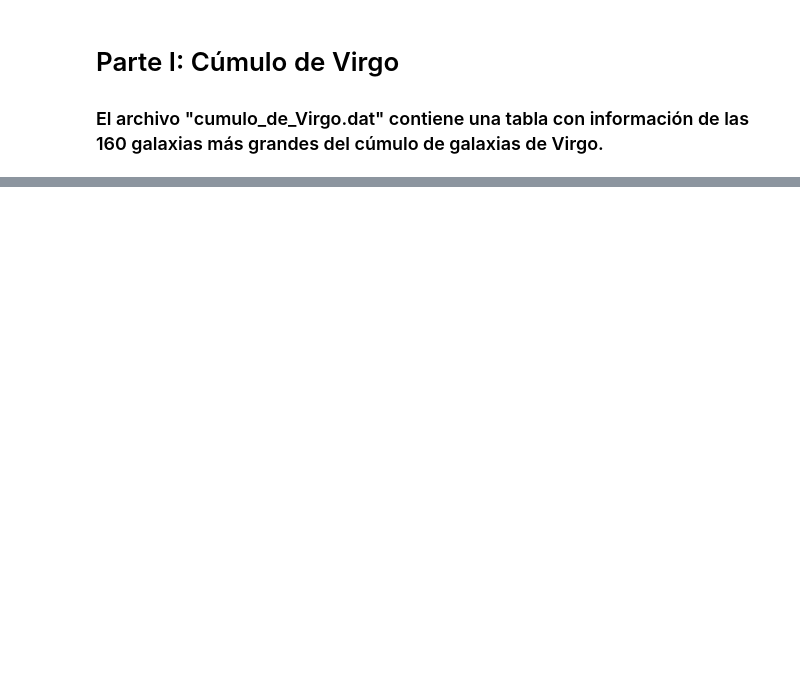
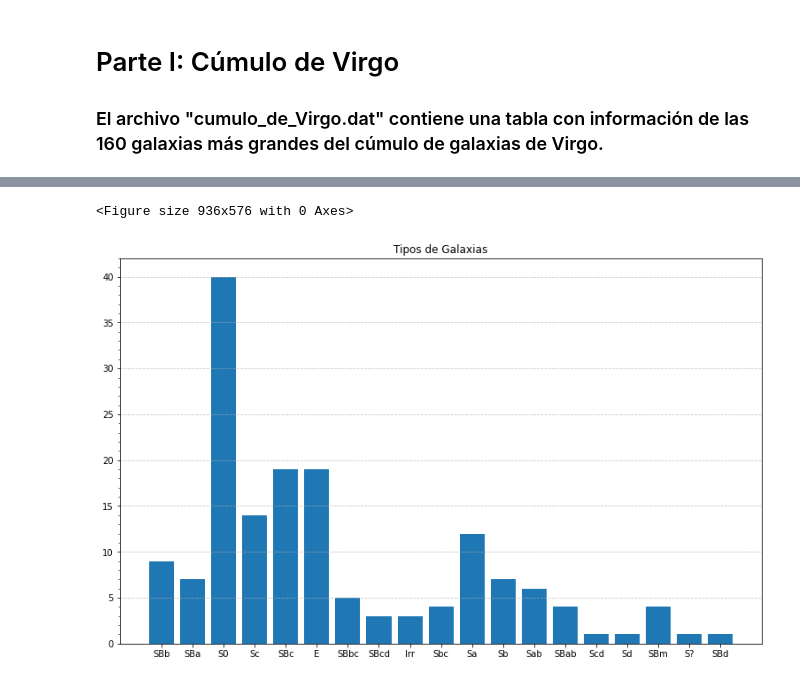
Before and after one commit to Arcieluwu/Medidas-De-Tendencia, a Jupyter notebook: Meza_Vanessa.ipynb, the cells around one changed output, grey strips where cells are left out. Cells and saved outputs as stored; diff of their text form; code cells hidden in the pictures; blank space fills up the shorter version.

```diff
--- a/Meza_Vanessa.ipynb
+++ b/Meza_Vanessa.ipynb
@@ -41,0 +39,27 @@ El promedio de la lista es 4.222222222222222
+# %%
+import matplotlib as mpl
+import matplotlib.pyplot as plt
+from matplotlib.ticker import AutoMinorLocator
+ax1 = plt.figure(figsize=(13, 8))
+frecuencia = {}
+for valores in Type:
+    if valores in frecuencia:
+        frecuencia[valores] += 1
+    else:
+        frecuencia[valores] = 1
+
+tipos = frecuencia.keys()
+valores = frecuencia.values()
+#################
+
+fig, ax = plt.subplots(figsize=(13, 8))
+plt.title("Tipos de Galaxias")
+ax.bar(tipos, valores)
+ax.yaxis.set_minor_locator(AutoMinorLocator(5))
+plt.grid(axis='y', linestyle='--', alpha=0.7)
+plt.show()
+#ARREGLAR/DEJAR MAS BONITO
+#HACER SEGUNDO GRÁFICO!!!!!!!!!!!!!
+# %% [output]
+<Figure size 936x576 with 0 Axes>
+[figure, added]
```
Also changed, not shown: parts of 12 cells of this notebook, 2 other files.
